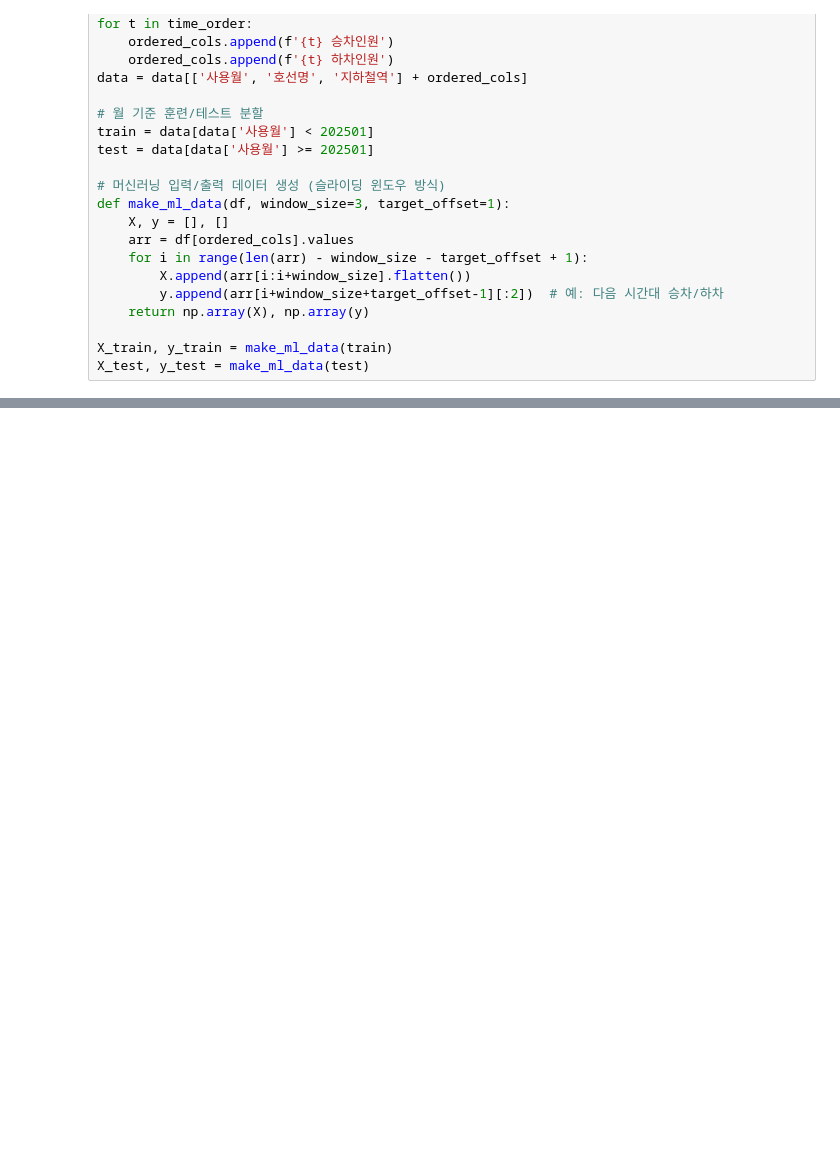
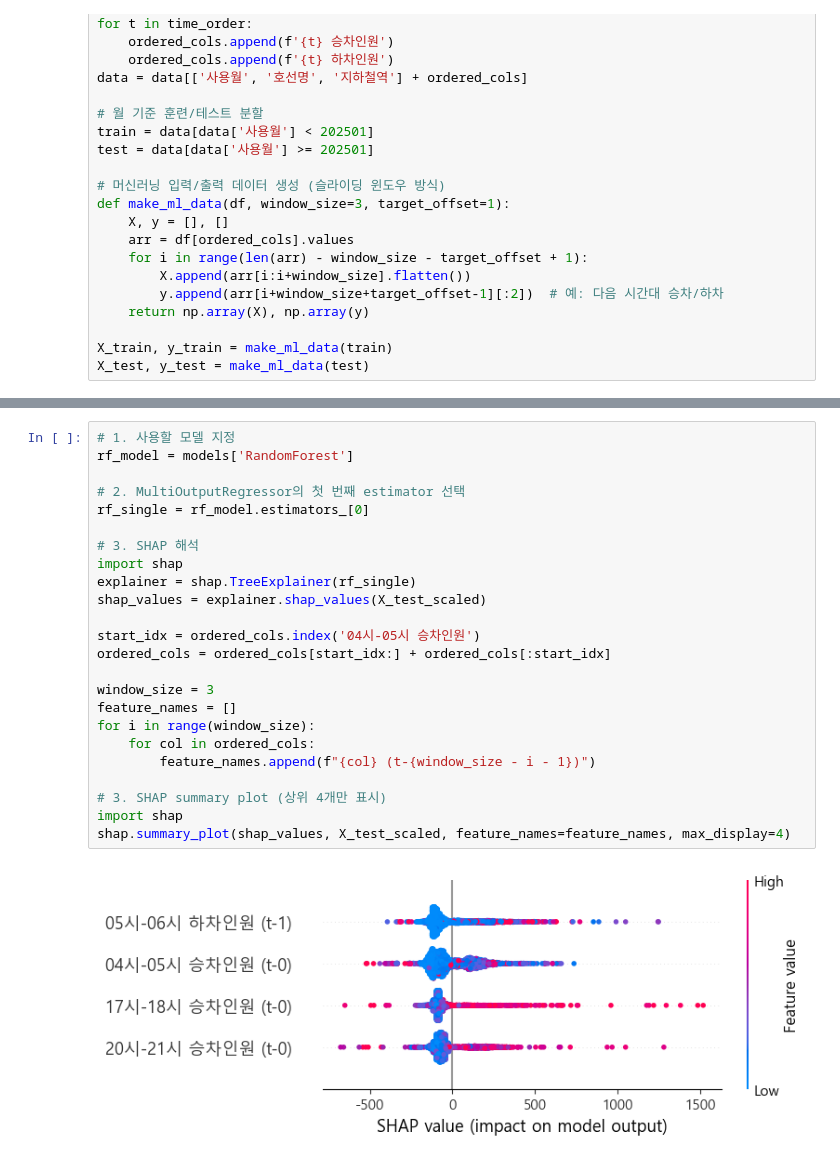
Before and after one commit to kkh01230123/llll, a Jupyter notebook: ml.ipynb, the cells around one changed output, grey strips where cells are left out. Drawn from its saved outputs; the diff is of its cells as text; blank space fills up the shorter version.

```diff
--- a/ml.ipynb
+++ b/ml.ipynb
@@ -255,0 +189,26 @@ plt.show()
+# %%
+# 1. 사용할 모델 지정
+rf_model = models['RandomForest']
+
+# 2. MultiOutputRegressor의 첫 번째 estimator 선택
+rf_single = rf_model.estimators_[0]
+
+# 3. SHAP 해석
+import shap
+explainer = shap.TreeExplainer(rf_single)
+shap_values = explainer.shap_values(X_test_scaled)
+
+start_idx = ordered_cols.index('04시-05시 승차인원')
+ordered_cols = ordered_cols[start_idx:] + ordered_cols[:start_idx]
+
+window_size = 3
+feature_names = []
+for i in range(window_size):
+    for col in ordered_cols:
+        feature_names.append(f"{col} (t-{window_size - i - 1})")
+
+# 3. SHAP summary plot (상위 4개만 표시)
+import shap
+shap.summary_plot(shap_values, X_test_scaled, feature_names=feature_names, max_display=4)
+# %% [output]
+[figure, added]
```
Also changed, not shown: parts of 8 cells of this notebook.
